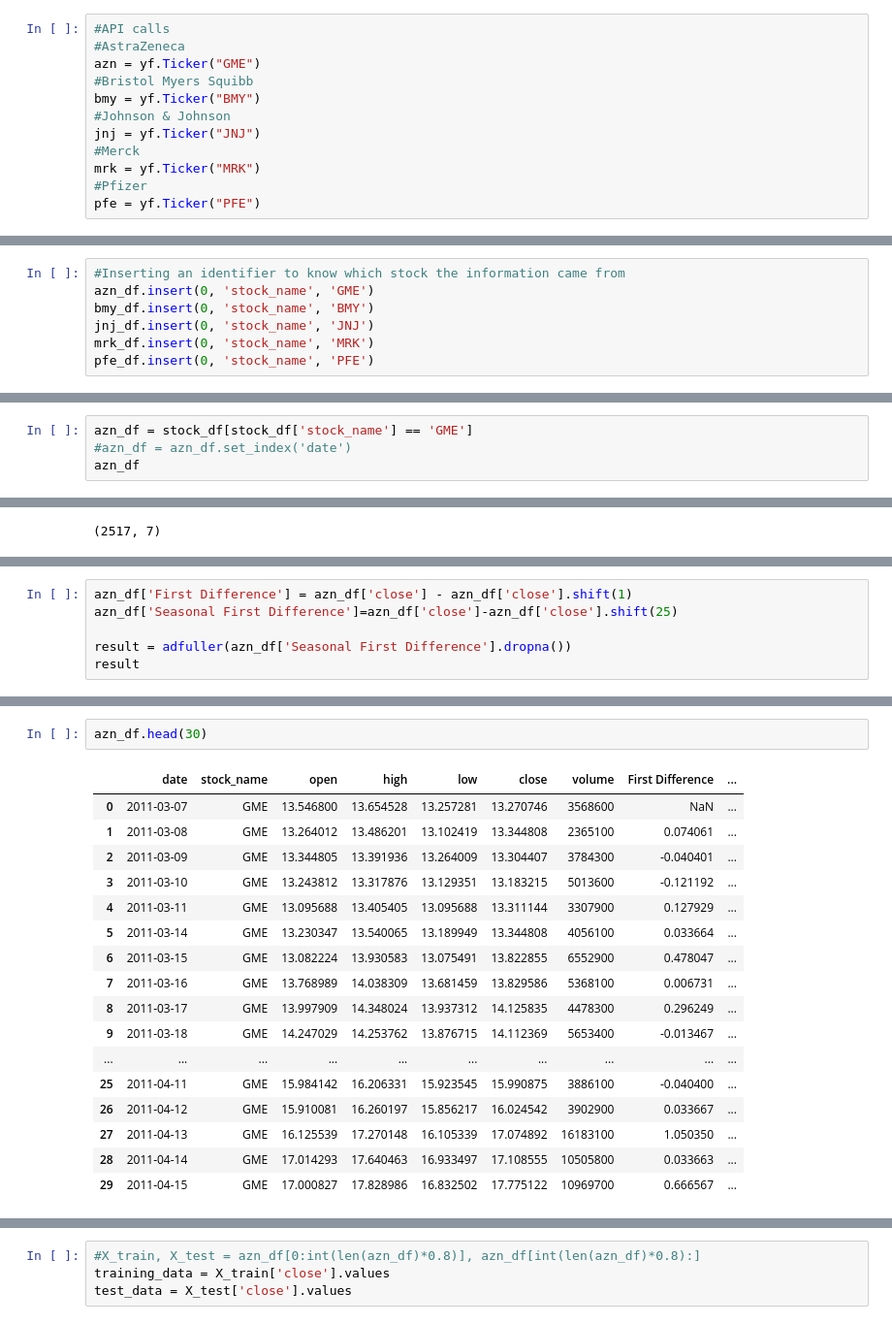
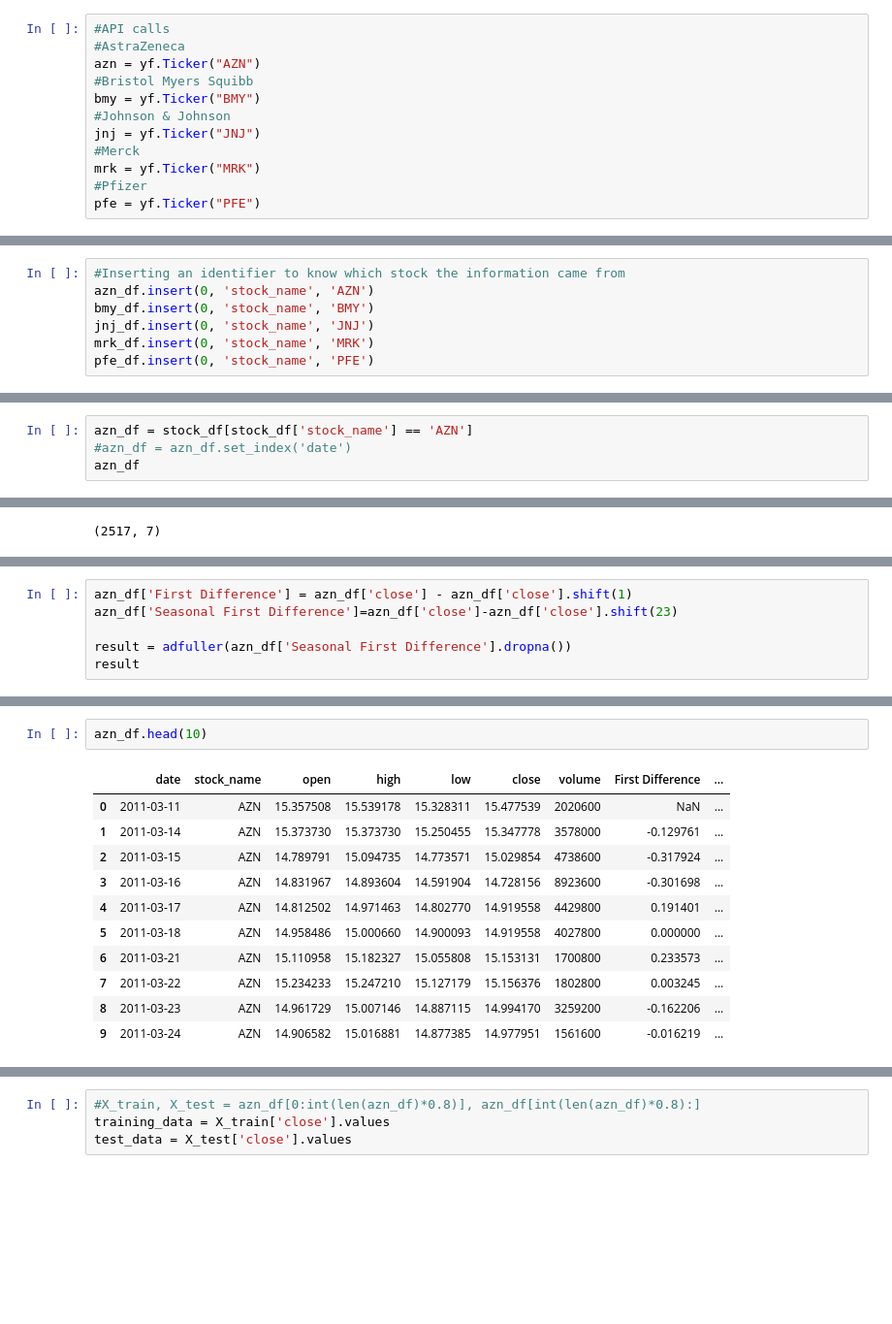
Before and after one commit to kdevanath/Pharma-Stock-ML, a Jupyter notebook: Stock_data.ipynb, the cells around one changed output, grey strips where cells are left out. Shown at 97% size. Drawn from its saved outputs; the diff is of its cells as text; blank space fills up the shorter version.

```diff
--- a/Stock_data.ipynb
+++ b/Stock_data.ipynb
@@ -6,7 +6,7 @@ import matplotlib.pyplot as plt
 # %%
 #API calls
 #AstraZeneca
-azn = yf.Ticker("GME")
+azn = yf.Ticker("AZN")
 #Bristol Myers Squibb
 bmy = yf.Ticker("BMY")
 #Johnson & Johnson
@@ -54,7 +54,7 @@ mrk_df = pd.DataFrame(mrk_data)
 pfe_df = pd.DataFrame(pfe_data)
 # %%
 #Inserting an identifier to know which stock the information came from
-azn_df.insert(0, 'stock_name', 'GME')
+azn_df.insert(0, 'stock_name', 'AZN')
 bmy_df.insert(0, 'stock_name', 'BMY')
 jnj_df.insert(0, 'stock_name', 'JNJ')
 mrk_df.insert(0, 'stock_name', 'MRK')
@@ -119,7 +119,7 @@ from pandas import datetime
 from statsmodels.tsa.arima_model import ARIMA
 from sklearn.metrics import mean_squared_error
 # %%
-azn_df = stock_df[stock_df['stock_name'] == 'GME']
+azn_df = stock_df[stock_df['stock_name'] == 'AZN']
 #azn_df = azn_df.set_index('date')
 azn_df
 # %% [output]
@@ -188,6 +199,6 @@ print(result)
 # %%
 azn_df['First Difference'] = azn_df['close'] - azn_df['close'].shift(1)
-azn_df['Seasonal First Difference']=azn_df['close']-azn_df['close'].shift(25)
+azn_df['Seasonal First Difference']=azn_df['close']-azn_df['close'].shift(23)
 
 result = adfuller(azn_df['Seasonal First Difference'].dropna())
 result
@@ -212,20 +223,14 @@ See the caveats in the documentation: https://pandas.pydata.org/pandas-docs/stab
 # %%
-azn_df.head(30)
+azn_df.head(10)
 # %% [output]
 |  | date | stock_name | open | high | low | close | volume | First Difference | ... |
-| 0 | 2011-03-07 | GME | 13.546800 | 13.654528 | 13.257281 | 13.270746 | 3568600 | NaN | ... |
-| 1 | 2011-03-08 | GME | 13.264012 | 13.486201 | 13.102419 | 13.344808 | 2365100 | 0.074061 | ... |
-| 2 | 2011-03-09 | GME | 13.344805 | 13.391936 | 13.264009 | 13.304407 | 3784300 | -0.040401 | ... |
-| 3 | 2011-03-10 | GME | 13.243812 | 13.317876 | 13.129351 | 13.183215 | 5013600 | -0.121192 | ... |
-| 4 | 2011-03-11 | GME | 13.095688 | 13.405405 | 13.095688 | 13.311144 | 3307900 | 0.127929 | ... |
-| 5 | 2011-03-14 | GME | 13.230347 | 13.540065 | 13.189949 | 13.344808 | 4056100 | 0.033664 | ... |
-| 6 | 2011-03-15 | GME | 13.082224 | 13.930583 | 13.075491 | 13.822855 | 6552900 | 0.478047 | ... |
-| 7 | 2011-03-16 | GME | 13.768989 | 14.038309 | 13.681459 | 13.829586 | 5368100 | 0.006731 | ... |
-| 8 | 2011-03-17 | GME | 13.997909 | 14.348024 | 13.937312 | 14.125835 | 4478300 | 0.296249 | ... |
-| 9 | 2011-03-18 | GME | 14.247029 | 14.253762 | 13.876715 | 14.112369 | 5653400 | -0.013467 | ... |
-| ... | ... | ... | ... | ... | ... | ... | ... | ... | ... |
-| 25 | 2011-04-11 | GME | 15.984142 | 16.206331 | 15.923545 | 15.990875 | 3886100 | -0.040400 | ... |
-| 26 | 2011-04-12 | GME | 15.910081 | 16.260197 | 15.856217 | 16.024542 | 3902900 | 0.033667 | ... |
-| 27 | 2011-04-13 | GME | 16.125539 | 17.270148 | 16.105339 | 17.074892 | 16183100 | 1.050350 | ... |
-| 28 | 2011-04-14 | GME | 17.014293 | 17.640463 | 16.933497 | 17.108555 | 10505800 | 0.033663 | ... |
-| 29 | 2011-04-15 | GME | 17.000827 | 17.828986 | 16.832502 | 17.775122 | 10969700 | 0.666567 | ... |
+| 0 | 2011-03-11 | AZN | 15.357508 | 15.539178 | 15.328311 | 15.477539 | 2020600 | NaN | ... |
+| 1 | 2011-03-14 | AZN | 15.373730 | 15.373730 | 15.250455 | 15.347778 | 3578000 | -0.129761 | ... |
+| 2 | 2011-03-15 | AZN | 14.789791 | 15.094735 | 14.773571 | 15.029854 | 4738600 | -0.317924 | ... |
+| 3 | 2011-03-16 | AZN | 14.831967 | 14.893604 | 14.591904 | 14.728156 | 8923600 | -0.301698 | ... |
+| 4 | 2011-03-17 | AZN | 14.812502 | 14.971463 | 14.802770 | 14.919558 | 4429800 | 0.191401 | ... |
+| 5 | 2011-03-18 | AZN | 14.958486 | 15.000660 | 14.900093 | 14.919558 | 4027800 | 0.000000 | ... |
+| 6 | 2011-03-21 | AZN | 15.110958 | 15.182327 | 15.055808 | 15.153131 | 1700800 | 0.233573 | ... |
+| 7 | 2011-03-22 | AZN | 15.234233 | 15.247210 | 15.127179 | 15.156376 | 1802800 | 0.003245 | ... |
+| 8 | 2011-03-23 | AZN | 14.961729 | 15.007146 | 14.887115 | 14.994170 | 3259200 | -0.162206 | ... |
+| 9 | 2011-03-24 | AZN | 14.906582 | 15.016881 | 14.877385 | 14.977951 | 1561600 | -0.016219 | ... |
```
Also changed, not shown: parts of 21 cells of this notebook, 6 other files.
